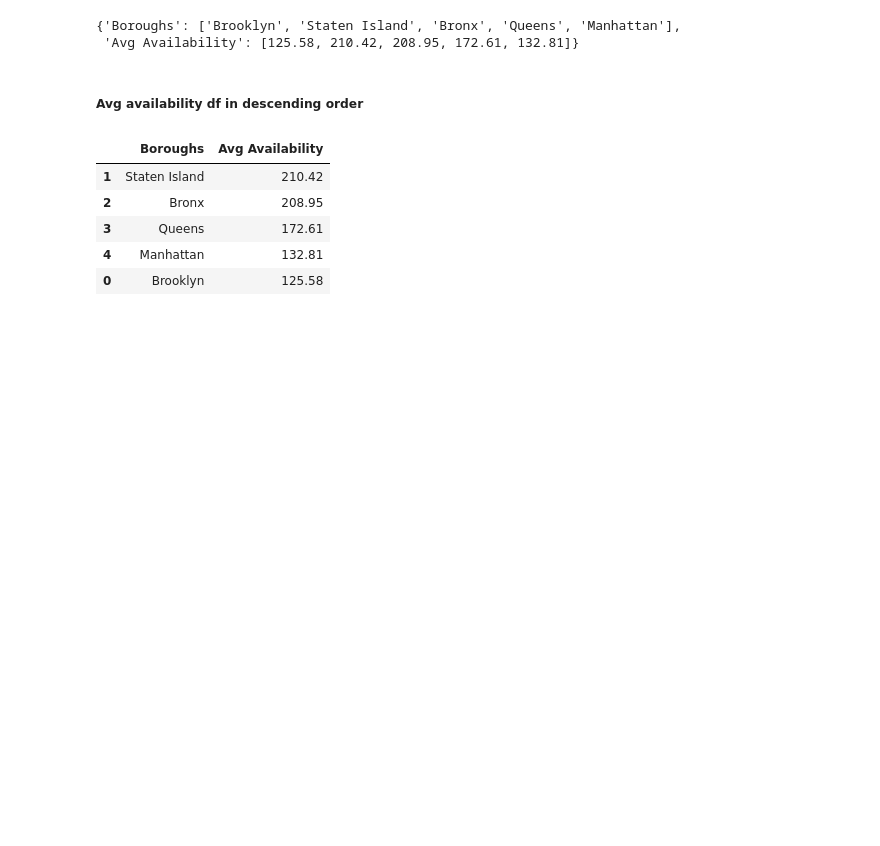
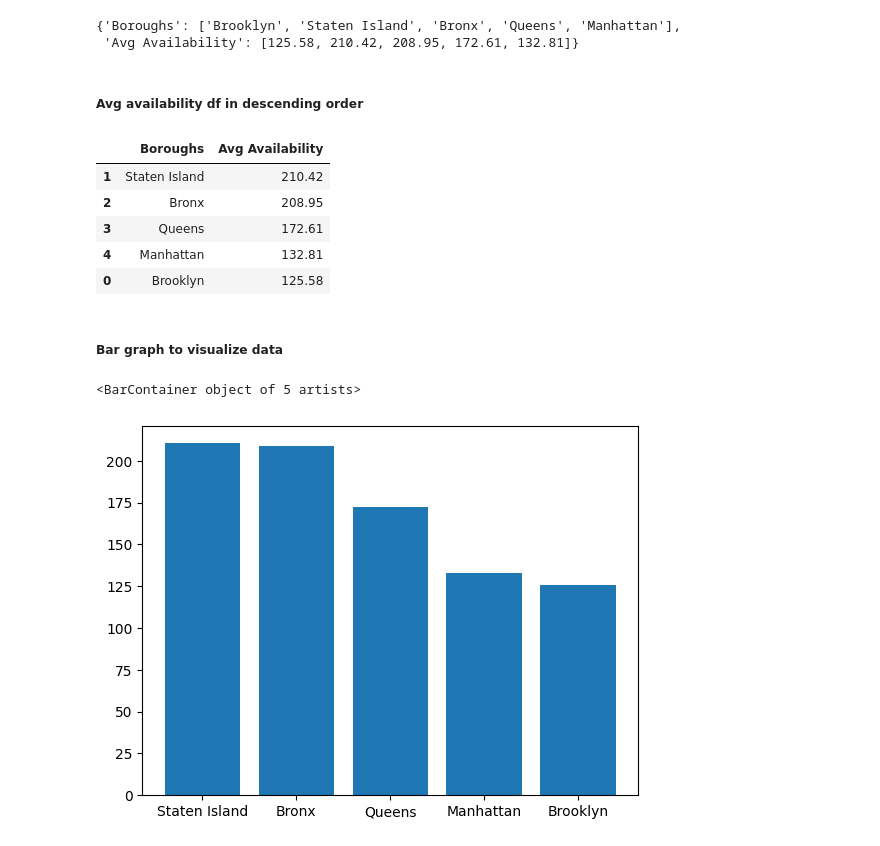
Before and after one commit to HafsaSarker/ny-airbnb, a Jupyter notebook: notebook/ny_listing.ipynb, the cells around one changed output. Cells and saved outputs as stored; diff of their text form; code cells hidden in the pictures; blank space fills up the shorter version.

Commit message:
add visualization and conclusion

```diff
--- a/notebook/ny_listing.ipynb
+++ b/notebook/ny_listing.ipynb
@@ -115,3 +116,10 @@ avg_avail_df
 | 3 | Queens | 172.61 |
 | 4 | Manhattan | 132.81 |
 | 0 | Brooklyn | 125.58 |
+# %% [markdown]
+##### Bar graph to visualize data
+# %%
+plt.bar(avg_avail_df['Boroughs'], avg_avail_df['Avg Availability'])
+# %% [output]
+<BarContainer object of 5 artists>
+[figure, added]
```
Also changed, not shown: parts of 2 cells of this notebook.
